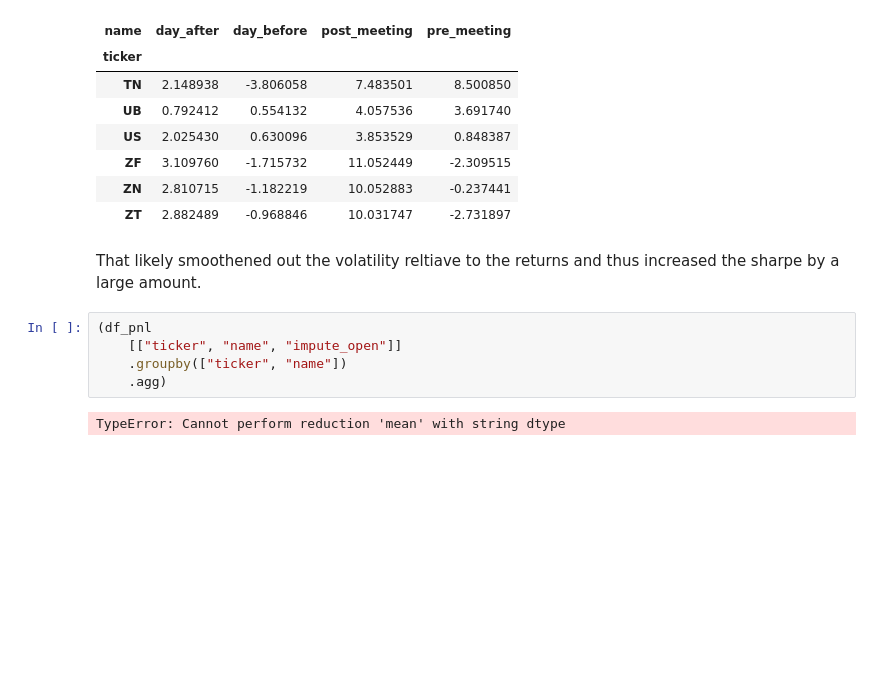
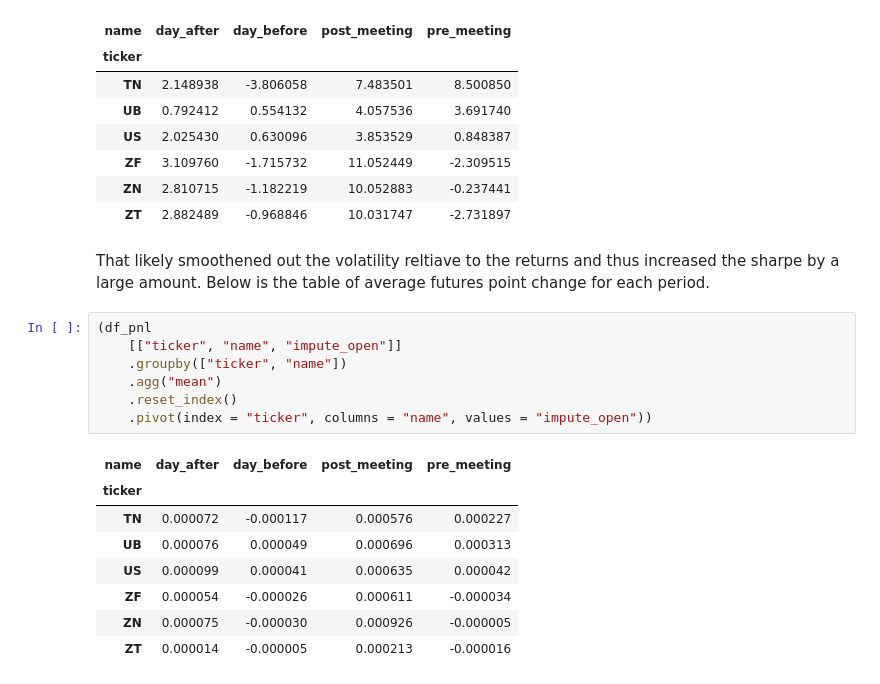
Before and after one commit to diegodalvarez/FOMCDrift, a Jupyter notebook: notebook/1BackGroundData.ipynb, the cells around one changed output. Cells and saved outputs as stored; diff of their text form; blank space fills up the shorter version.

```diff
--- a/notebook/1BackGroundData.ipynb
+++ b/notebook/1BackGroundData.ipynb
@@ -359,11 +359,20 @@ Rather than using minutely PnL take 30 minute PnL to get it in a smoother format
 | ZN | 2.810715 | -1.182219 | 10.052883 | -0.237441 |
 | ZT | 2.882489 | -0.968846 | 10.031747 | -2.731897 |
 # %% [markdown]
-That likely smoothened out the volatility reltiave to the returns and thus increased the sharpe by a large amount.
+That likely smoothened out the volatility reltiave to the returns and thus increased the sharpe by a large amount. Below is the table of average futures point change for each period.
 # %%
 (df_pnl
     [["ticker", "name", "impute_open"]]
     .groupby(["ticker", "name"])
-    .agg)
+    .agg("mean")
+    .reset_index()
+    .pivot(index = "ticker", columns = "name", values = "impute_open"))
 # %% [output]
-TypeError: Cannot perform reduction 'mean' with string dtype
+| name | day_after | day_before | post_meeting | pre_meeting |
+| ticker |  |  |  |  |
+| TN | 0.000072 | -0.000117 | 0.000576 | 0.000227 |
+| UB | 0.000076 | 0.000049 | 0.000696 | 0.000313 |
+| US | 0.000099 | 0.000041 | 0.000635 | 0.000042 |
+| ZF | 0.000054 | -0.000026 | 0.000611 | -0.000034 |
+| ZN | 0.000075 | -0.000030 | 0.000926 | -0.000005 |
+| ZT | 0.000014 | -0.000005 | 0.000213 | -0.000016 |
```
Also changed, not shown: parts of 12 cells of this notebook, 1 other file.
